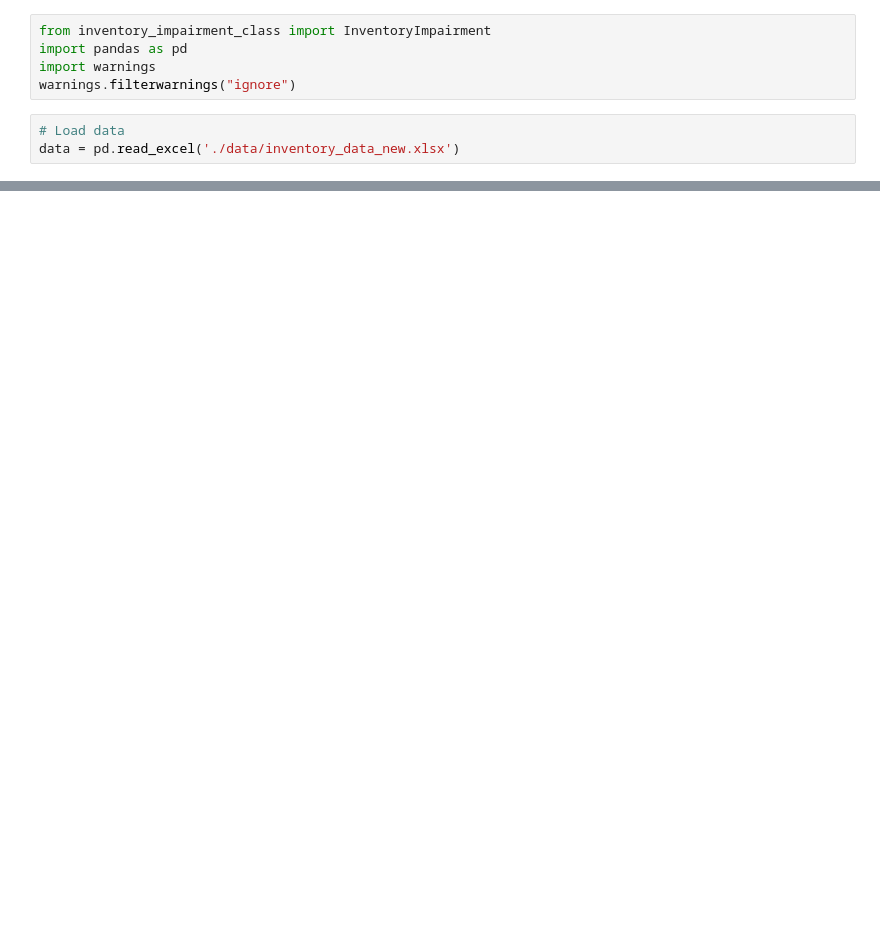
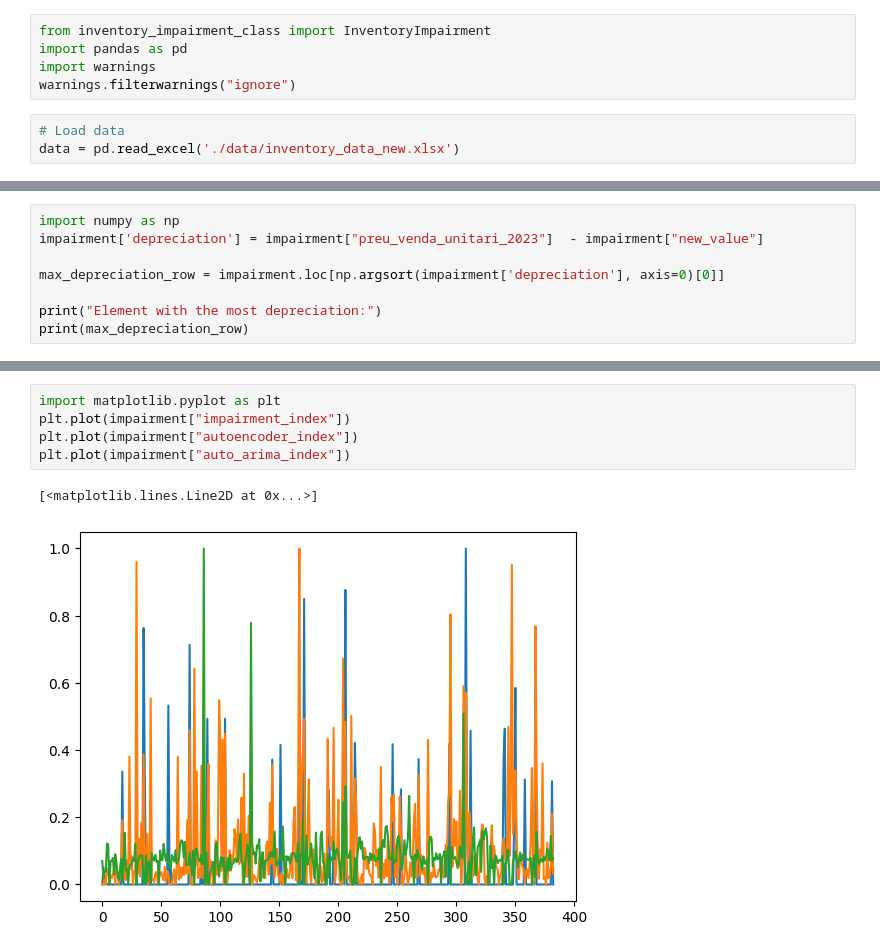
Before and after one commit to caiselvas/challenge-auditoria, a Jupyter notebook: run_model.ipynb, the cells around one changed output, grey strips where cells are left out. Cells and saved outputs as stored; diff of their text form; blank space fills up the shorter version.

Commit message:
ADD some results visualization

```diff
--- a/run_model.ipynb
+++ b/run_model.ipynb
@@ -40,0 +69,8 @@ Mode of the merged indexs: 0.49
+# %%
+import numpy as np
+impairment['depreciation'] = impairment["preu_venda_unitari_2023"]  - impairment["new_value"]
+
+max_depreciation_row = impairment.loc[np.argsort(impairment['depreciation'], axis=0)[0]]
+
+print("Element with the most depreciation:")
+print(max_depreciation_row)
@@ -41,3 +95,11 @@ Mode of the merged indexs: 0.49
+# %%
+import matplotlib.pyplot as plt
+plt.plot(impairment["impairment_index"])
+plt.plot(impairment["autoencoder_index"])
+plt.plot(impairment["auto_arima_index"])
+# %% [output]
+[<matplotlib.lines.Line2D at 0x...>]
+[figure, added]
 # %%
 # Explain the model
 model.explain()
```
Also changed, not shown: parts of 6 cells of this notebook.
